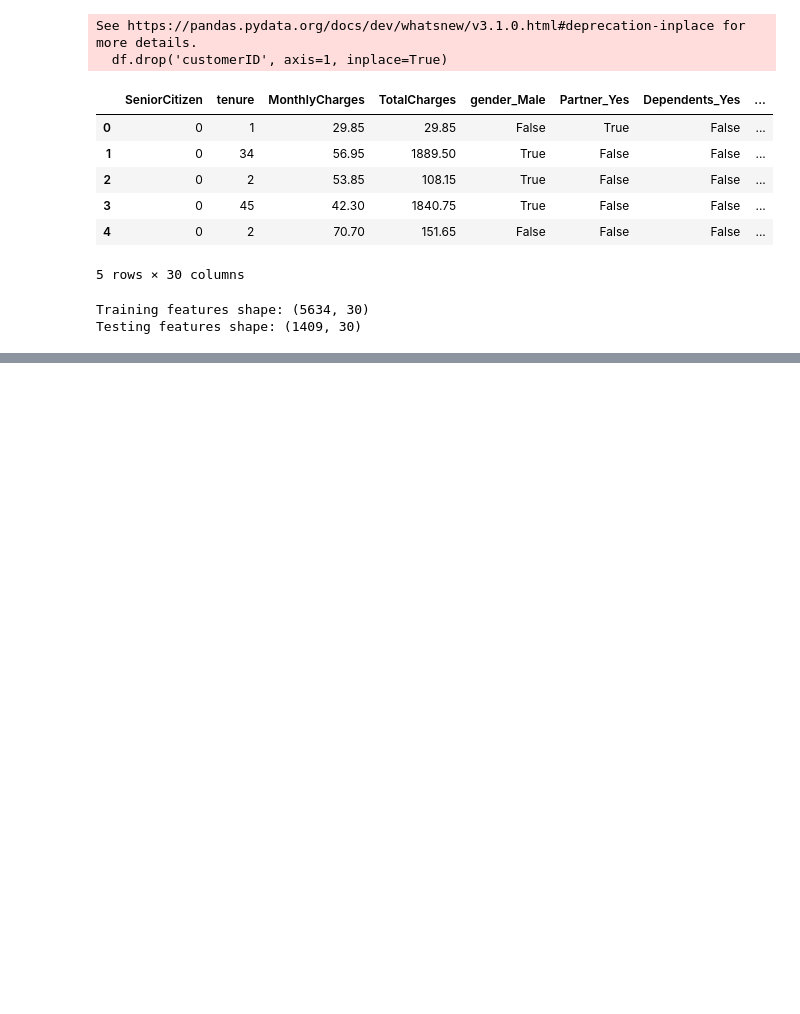
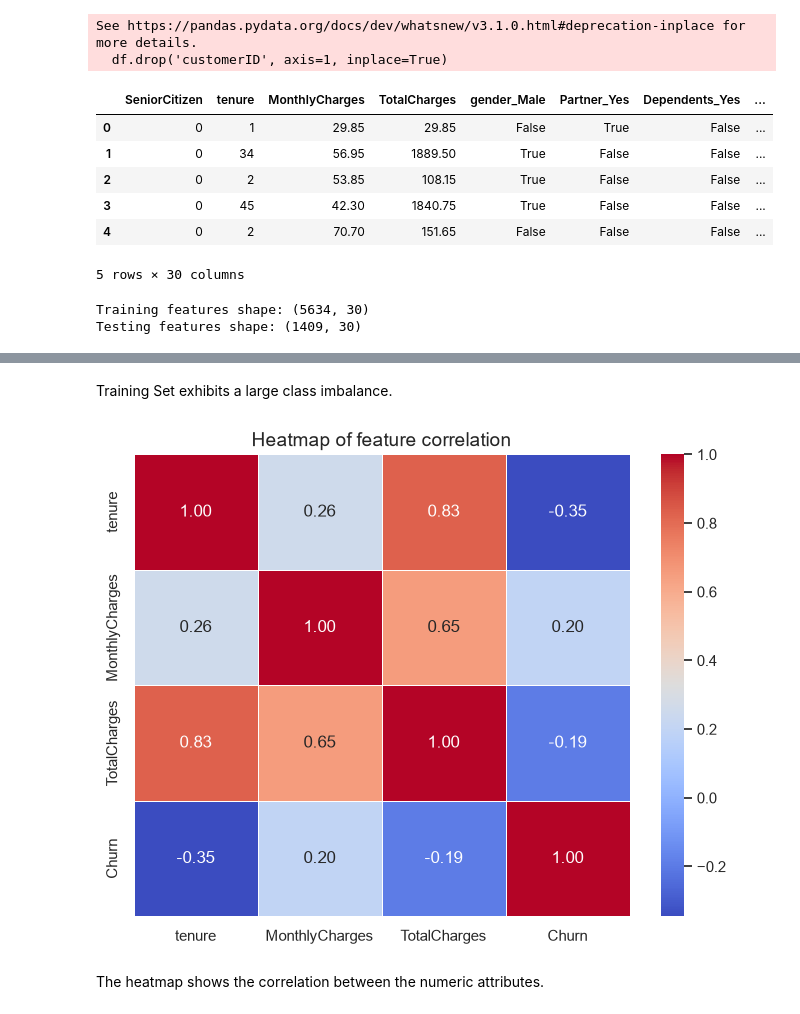
Before and after one commit to bmendezc/telco-customer-churn-analysis, a Jupyter notebook: notebooks/01_exploratory_data_analysis.ipynb, the cells around one changed output, grey strips where cells are left out. Drawn from its saved outputs; the diff is of its cells as text; code cells hidden in the pictures; blank space fills up the shorter version.

```diff
--- a/notebooks/01_exploratory_data_analysis.ipynb
+++ b/notebooks/01_exploratory_data_analysis.ipynb
@@ -84,0 +111,15 @@ y_test.to_csv(r"C:\Users\brisa\telco-customer-churn-analysis\data\processed\y_te
+# %% [markdown]
+Training Set exhibits a large class imbalance.
+# %%
+plt.figure(figsize=(8, 6))
+
+numCats = ['tenure','MonthlyCharges', 'TotalCharges','Churn']##identify the numeric attributes
+correlationMatrix = vizDf[numCats].corr()
+
+sns.heatmap(correlationMatrix,annot=True, cmap='coolwarm',fmt=".2f", linewidths=0.5)
+plt.title('Heatmap of feature correlation', fontsize=14)
+plt.show()
+# %% [output]
+[figure, added]
+# %% [markdown]
+The heatmap shows the correlation between the numeric attributes.
```
Also changed, not shown: parts of 3 cells of this notebook.
